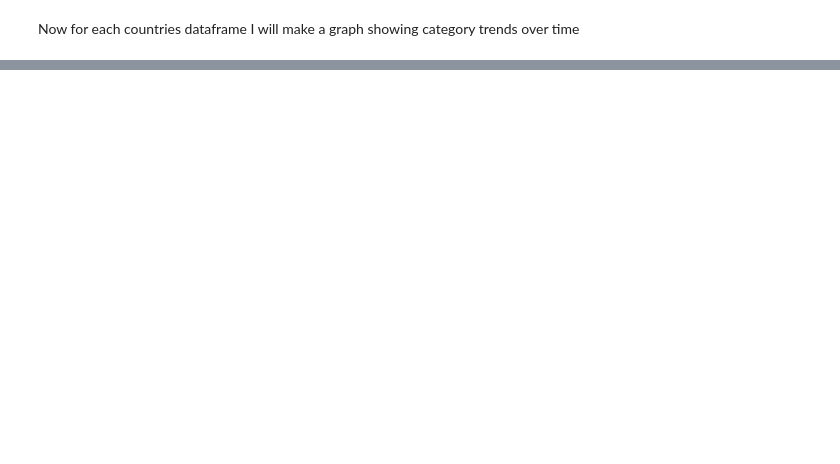
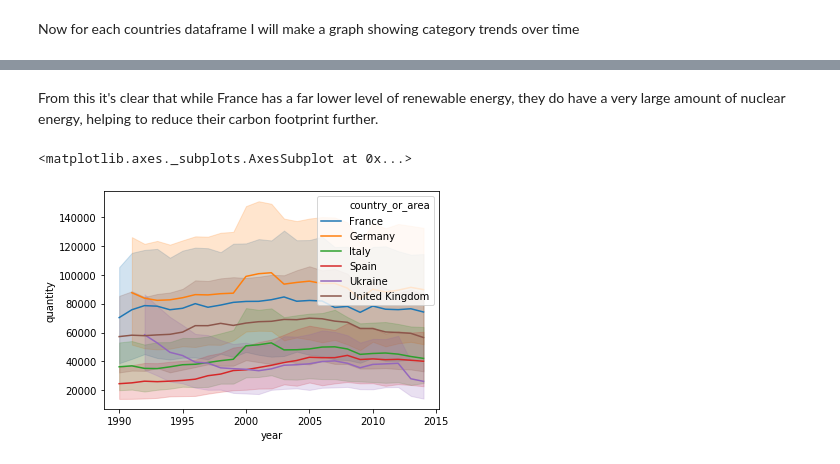
Before and after one commit to See-You-Data/UNInternationalEnergyData, a Jupyter notebook: dan_exploratory_analysis.ipynb, the cells around one changed output, grey strips where cells are left out. Saved outputs shown, nothing was run; the diff lists cells and outputs as text; code cells hidden in the pictures; blank space fills up the shorter version.

```diff
--- a/dan_exploratory_analysis.ipynb
+++ b/dan_exploratory_analysis.ipynb
@@ -285,0 +210,8 @@ Despite this the UK made major improvements to wind generation over the first fo
+# %% [markdown]
+From this it's clear that while France has a far lower level of renewable energy, they do have a very large amount of nuclear energy, helping to reduce their carbon footprint further.
+# %%
+df_eu_total = df_eu[df_eu['category']=='total_electricity']
+sns.lineplot(x=df_eu_total['year'],y=df_eu_total['quantity'],hue=df_eu_total['country_or_area'])
+# %% [output]
+<matplotlib.axes._subplots.AxesSubplot at 0x...>
+[figure, added]
```
Also changed, not shown: parts of 16 cells of this notebook.
